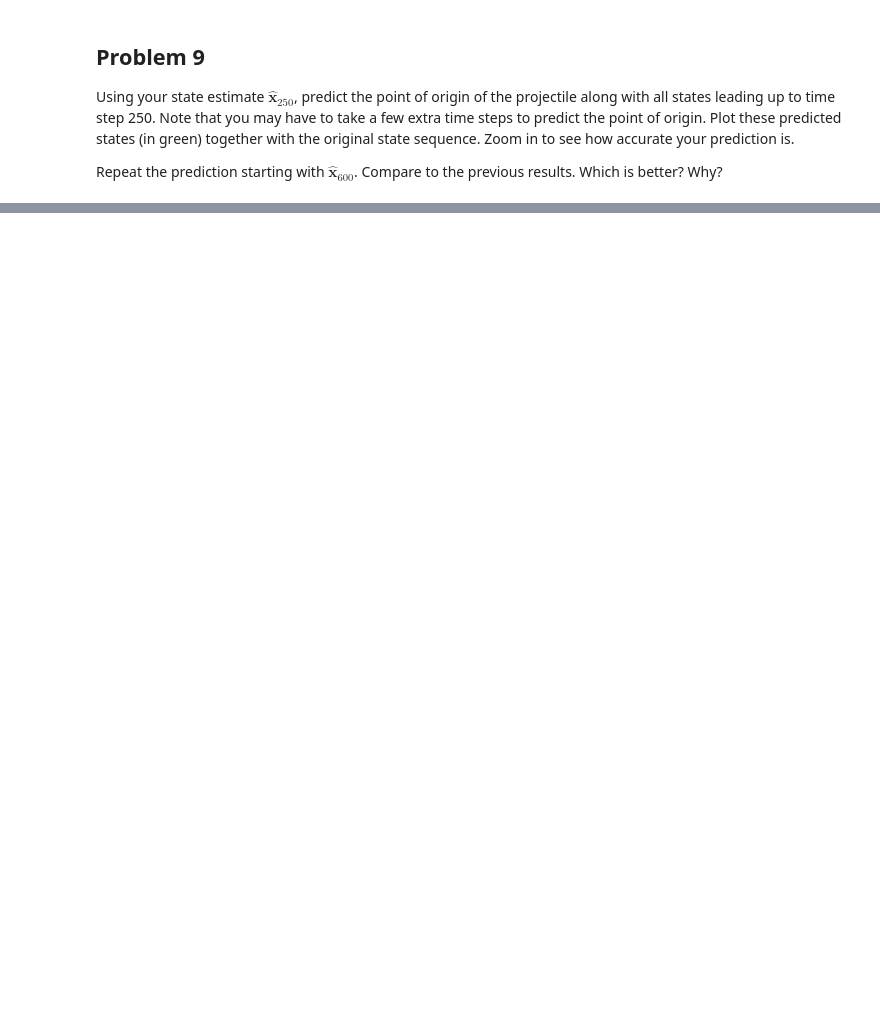
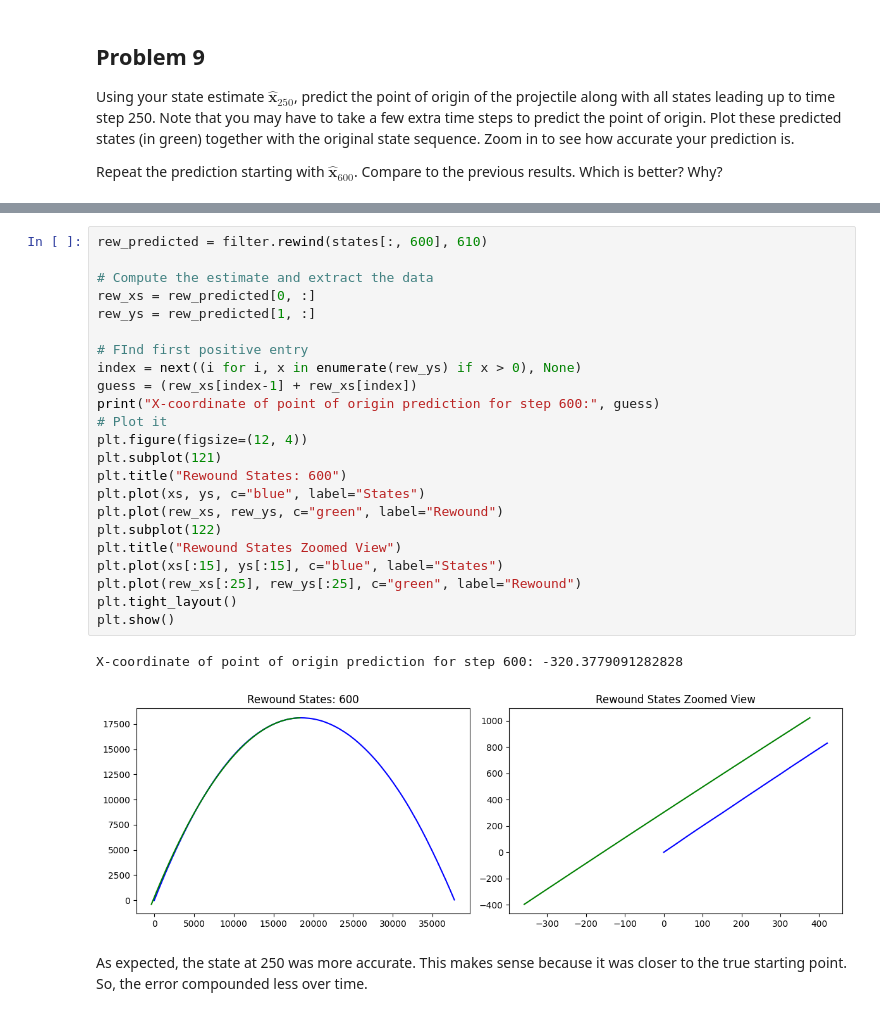
Before and after one commit to dperkins3pi/Modeling-with-Uncertainty-and-Data, a Jupyter notebook: KalmanFilter/kalman_filter.ipynb, the cells around one changed output, grey strips where cells are left out. Drawn from its saved outputs; the diff is of its cells as text; blank space fills up the shorter version.

```diff
--- a/KalmanFilter/kalman_filter.ipynb
+++ b/KalmanFilter/kalman_filter.ipynb
@@ -255,0 +381,28 @@ Why?
+# %%
+rew_predicted = filter.rewind(states[:, 600], 610)
+
+# Compute the estimate and extract the data
+rew_xs = rew_predicted[0, :]
+rew_ys = rew_predicted[1, :]
+
+# FInd first positive entry
+index = next((i for i, x in enumerate(rew_ys) if x > 0), None)
+guess = (rew_xs[index-1] + rew_xs[index])
+print("X-coordinate of point of origin prediction for step 600:", guess)
+# Plot it
+plt.figure(figsize=(12, 4))
+plt.subplot(121)
+plt.title("Rewound States: 600")
+plt.plot(xs, ys, c="blue", label="States")
+plt.plot(rew_xs, rew_ys, c="green", label="Rewound")
+plt.subplot(122)
+plt.title("Rewound States Zoomed View")
+plt.plot(xs[:15], ys[:15], c="blue", label="States")
+plt.plot(rew_xs[:25], rew_ys[:25], c="green", label="Rewound")
+plt.tight_layout()
+plt.show()
+# %% [output]
+X-coordinate of point of origin prediction for step 600: -320.3779091282828
+[figure, added]
+# %% [markdown]
+As expected, the state at 250 was more accurate. This makes sense because it was closer to the true starting point. So, the error compounded less over time.
```
Also changed, not shown: parts of 6 cells of this notebook.
